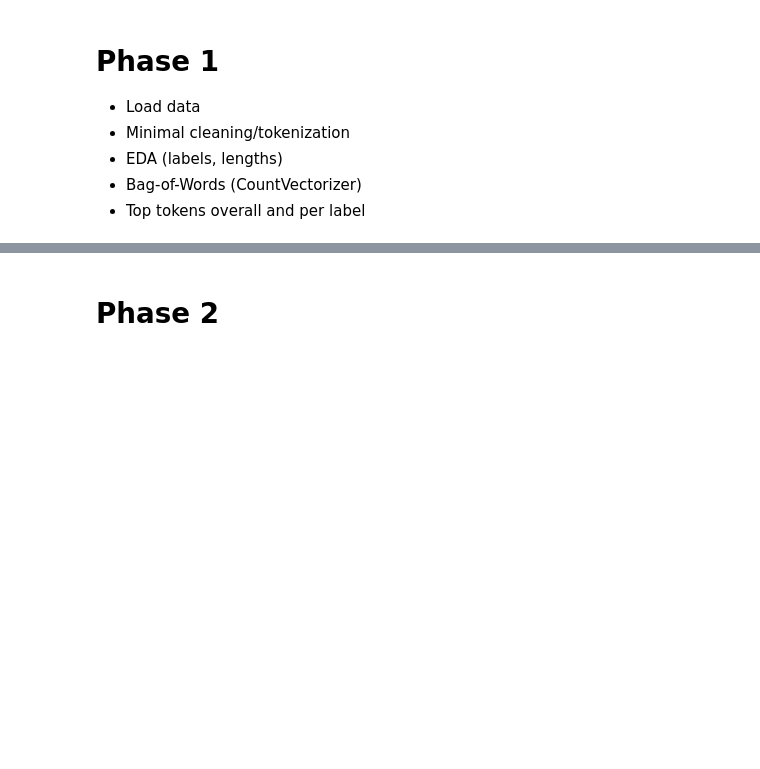
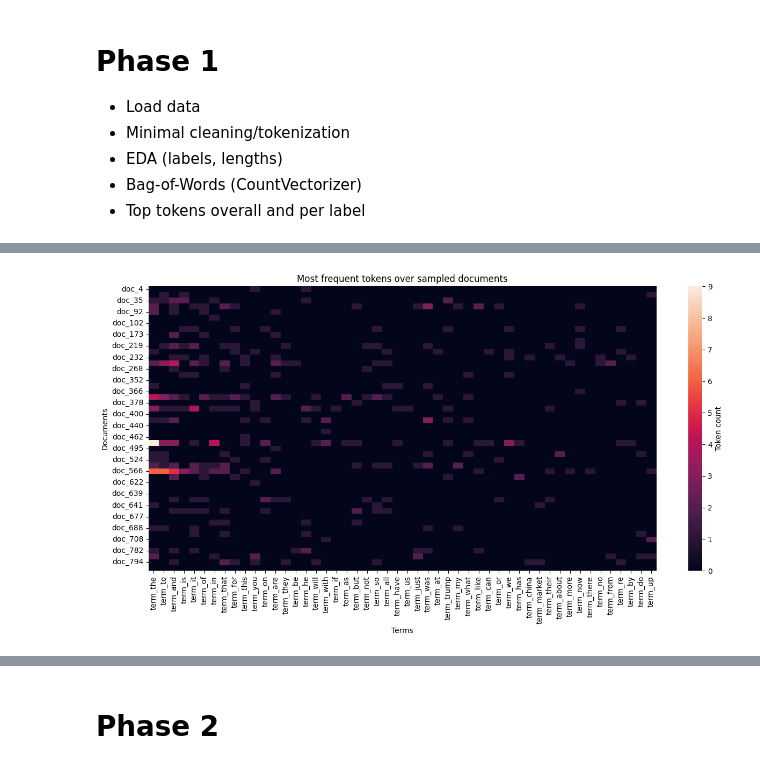
Before and after one commit to David-OliverM/DM2025-Lab1-Exercise, a Jupyter notebook: DM2025-Lab1-Homework.ipynb, the cells around one changed output, grey strips where cells are left out. Cells and saved outputs as stored; diff of their text form; code cells hidden in the pictures; blank space fills up the shorter version.

```diff
--- a/DM2025-Lab1-Homework.ipynb
+++ b/DM2025-Lab1-Homework.ipynb
@@ -386,0 +423,27 @@ Notes:
+# %%
+# Highlight frequent terms across a reproducible document sample
+feature_names = count_vect.get_feature_names_out()
+term_totals = pd.Series(np.asarray(X_counts.sum(axis=0)).ravel(), index=feature_names)
+top_terms = term_totals.nlargest(50)
+
+rng = np.random.default_rng(7)
+doc_count = min(50, X_counts.shape[0])
+doc_ids = np.sort(rng.choice(X_counts.shape[0], size=doc_count, replace=False))
+
+top_columns = [count_vect.vocabulary_[term] for term in top_terms.index]
+subset_matrix = X_counts[doc_ids][:, top_columns].toarray()
+
+doc_labels = [f"doc_{i}" for i in doc_ids]
+term_labels = [f"term_{token}" for token in top_terms.index]
+
+heatmap_df = pd.DataFrame(subset_matrix, index=doc_labels, columns=term_labels)
+
+plt.figure(figsize=(13, 7))
+sns.heatmap(heatmap_df, cmap="rocket", cbar_kws={"label": "Token count"})
+plt.title("Most frequent tokens over sampled documents")
+plt.xlabel("Terms")
+plt.ylabel("Documents")
+plt.tight_layout()
+plt.show()
+# %% [output]
+[figure, added]
```
Also changed, not shown: parts of 79 cells of this notebook.
